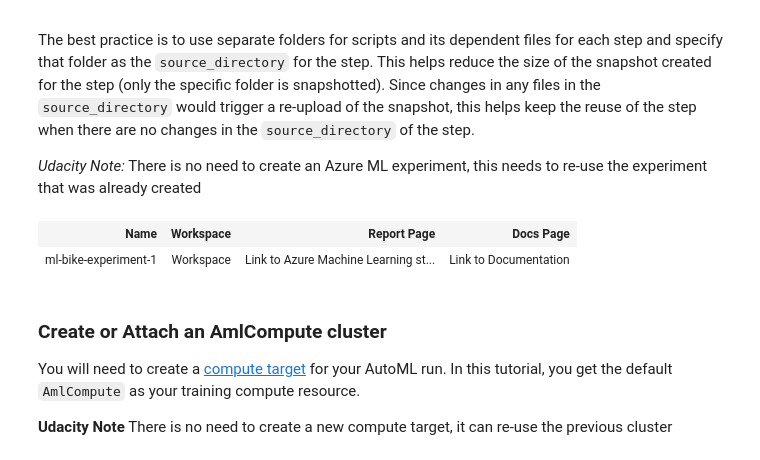
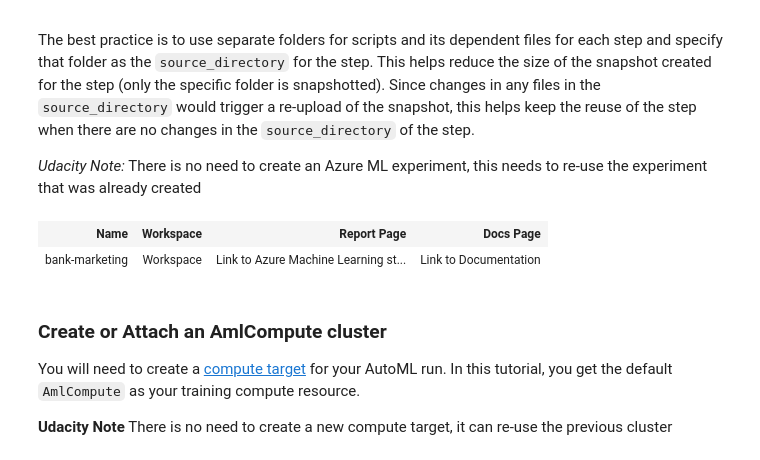
Before and after one commit to jvanelteren/azure-mlops, a Jupyter notebook: Exercise_starter_files/aml-exercise-pipelines-with-automated-machine-learning-step.ipynb, the cells around one changed output. Saved outputs shown, nothing was run; the diff lists cells and outputs as text; code cells hidden in the pictures.

```diff
--- a/Exercise_starter_files/aml-exercise-pipelines-with-automated-machine-learning-step.ipynb
+++ b/Exercise_starter_files/aml-exercise-pipelines-with-automated-machine-learning-step.ipynb
@@ -71,14 +67,14 @@ The best practice is to use separate folders for scripts and its dependent files
 # %%
 # Choose a name for the run history container in the workspace.
 # NOTE: update these to match your existing experiment name
-experiment_name = 'ml-bike-experiment-1'
-project_folder = './pipeline-bike-project'
+experiment_name = 'bank-marketing'
+project_folder = './pipeline-bank-marketing'
 
 experiment = Experiment(ws, experiment_name)
 experiment
 # %% [output]
 | Name | Workspace | Report Page | Docs Page |
-| ml-bike-experiment-1 | Workspace | Link to Azure Machine Learning st... | Link to Documentation |
+| bank-marketing | Workspace | Link to Azure Machine Learning st... | Link to Documentation |
 # %% [markdown]
 ### Create or Attach an AmlCompute cluster
 You will need to create a [compute target](https://docs.microsoft.com/azure/machine-learning/service/concept-azure-machine-learning-architecture#compute-target) for your AutoML run. In this tutorial, you get the default `AmlCompute` as your training compute resource.
```
Also changed, not shown: parts of 11 cells of this notebook, 11 other files.
